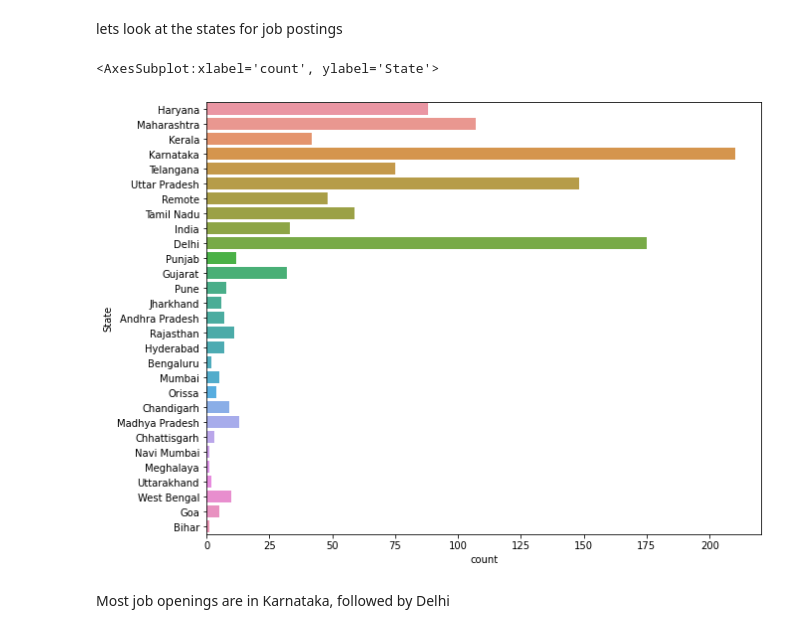
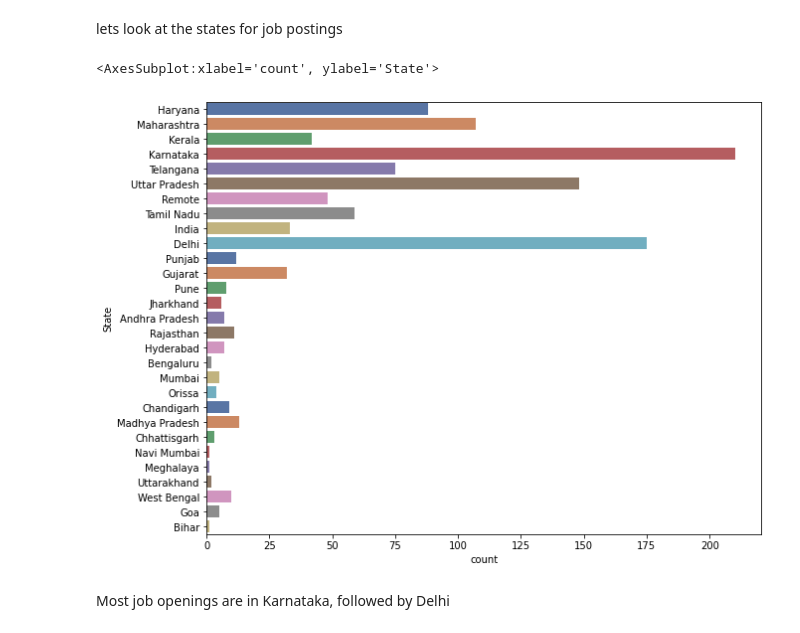
Before and after one commit to blaze-fire/Salary-Predictor, a Jupyter notebook: EDA.ipynb, the cells around one changed output. Saved outputs shown, nothing was run; the diff lists cells and outputs as text; code cells hidden in the pictures.

```diff
--- a/EDA.ipynb
+++ b/EDA.ipynb
@@ -159,10 +159,10 @@ Also, it looks like most of the missing values are of type senior as it has a lo
 lets look at the states for job postings
 # %%
 # Looks like Delhi has the most job openings
-sns.countplot(y="State", data = df)
+sns.countplot(y="State", data = df, palette='deep')
 # %% [output]
 <AxesSubplot:xlabel='count', ylabel='State'>
-[figure, old version]
+[figure, new version]
 # %% [markdown]
 Most job openings are in Karnataka, followed by Delhi
 # %% [markdown]
```
Also changed, not shown: 7 other files.
